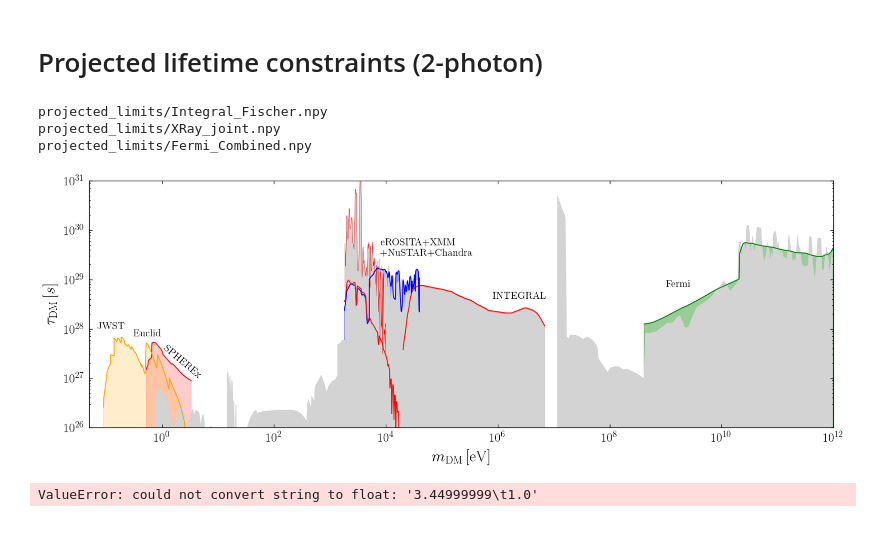
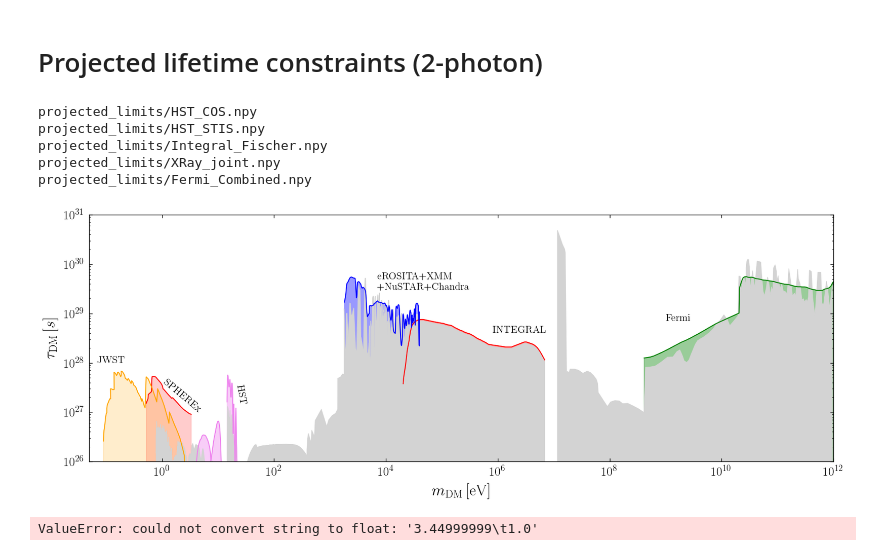
Before and after one commit to joshua-benabou/Mega_Decaying_DM_Milkyway_Analysis, a Jupyter notebook: Mega_plot.ipynb, the cells around one changed output. Cells and saved outputs as stored; diff of their text form; code cells hidden in the pictures.

```diff
--- a/Mega_plot.ipynb
+++ b/Mega_plot.ipynb
@@ -137,7 +132,8 @@ def gayy_limit_2_tau_limit(gayy_GeV, mDM_eV):
 # %%
 # "JWST", "Euclid", "Hubble", "eROSITA"
 
-instrument_list =  [#"HST",
+instrument_list =  ["HST_COS",
+                    "HST_STIS",
                     #"Integral_Calore",
                     "Integral_Fischer",
                    # "Integral_Combined",
@@ -150,7 +146,8 @@ instrument_list =  [#"HST",
                    ]
 
 
-color_dict = {"HST": "blue",
+color_dict = {"HST_COS": "violet",
+              "HST_STIS": "violet",
               "Integral_Calore": "red",
               "Integral_Fischer": "red",
               "Integral_Combined": "violet",
@@ -187,13 +184,13 @@ axion_photon_limits = [
     "x_ion",
     "CosmicBackground",
    "GammaRayAttenuation",
-    "GammaRayDecayCompilation",
+    "GammaRayDecayCompilation", # !!! fix this , spike at low E is wrong
   "XRISM",
   "XMM-Newton",
   "NuSTAR",
   # "INTEGRAL",
    "XRAY",
-   "eROSITA", # this is actual limit, I plot expected limit below
+  # "eROSITA", # this is actual limit, I plot expected limit below, but we think Ciaran has something wrong here on his github
 ]
 
 for limit_name in axion_photon_limits:
@@ -208,11 +205,17 @@ for limit_name in axion_photon_limits:
     tau_limit_arr_s = gayy_limit_2_tau_limit(gayy_limit_GeV, mDM_arr_eV)
     #plt.plot(mDM_arr_eV, tau_limit_arr_s, color="k")#,lw=0.1)
     plt.fill_between(mDM_arr_eV, tau_limit_arr_s, 1e-40, color="lightgray",alpha=1.0)
-    if limit_name=="eROSITA":
-        plt.plot(mDM_arr_eV, tau_limit_arr_s, color="red",ls="-",lw=0.5)
+    # if limit_name=="eROSITA":
+    #     plt.plot(mDM_arr_eV, tau_limit_arr_s, color="red",ls="-",lw=0.5)
 
 INTEGRAL_limit =  np.load("existing_limits/Integral_Fischer.npy", allow_pickle=True).item()
 plt.fill_between(INTEGRAL_limit['mDM_eV'], 1e-40,  INTEGRAL_limit["tau_limit_arr_s"], color="lightgray")
+
+
+eROSITA_limit = np.loadtxt("existing_limits/2401.16747_limit_eROSITA.csv",delimiter=",")
+mDM_eV = eROSITA_limit[:,0]*1e3
+tau_s = 1/eROSITA_limit[:,1]
+plt.fill_between(mDM_eV, 1e-40, tau_s, color="lightgray")
 
 ################################################################
 # PROJECTED LIMITS
@@ -260,10 +263,10 @@ plt.fill_between(mDM_eV, 1e-40, tau_s_arr, color=col,alpha=0.2,zorder=-100000)
 ###############
 #### eROSITA #####
 
-eROSITA_expected = np.loadtxt("existing_limits/eROSITA_expected_limit_2401.16747.csv",delimiter=",")
-mDM_eV = eROSITA_expected[:,0]*1e3
-tau_s = 1/eROSITA_expected[:,1]
-plt.plot(mDM_eV, tau_s, color="red")
+# eROSITA_expected = np.loadtxt("existing_limits/eROSITA_expected_limit_2401.16747.csv",delimiter=",")
+# mDM_eV = eROSITA_expected[:,0]*1e3
+# tau_s = 1/eROSITA_expected[:,1]
+# plt.plot(mDM_eV, tau_s, color="red")
 
 #####################
 # LABELS
@@ -271,37 +274,40 @@ plt.plot(mDM_eV, tau_s, color="red")
 
 fs=16
 plt.text(0.07,1e28,'JWST',fontsize=fs)
 plt.text(1.0,1e27,'SPHEREx',fontsize=fs,rotation=-40)
-plt.text(0.3,7e27,'Euclid',fontsize=fs,rotation=0)
+#plt.text(0.3,7e27,'Euclid',fontsize=fs,rotation=0)
+plt.text(20,1.5e27,'HST',fontsize=fs,rotation=-80)
 
 #plt.text(1e3,1e30,'eROSITA',fontsize=fs,rotation=70)
 #plt.text(1.5e4,8e27,'XMM',fontsize=13,rotation=-80)
 #plt.text(1.5e4,2e29,'NuSTAR',fontsize=fs)
 #plt.text(1.1e4,1e27,'Chandra',fontsize=fs,rotation=-90)
 
 #plt.text(3e2,5e29,'eROSITA+XMM+NuSTAR+Chandra',fontsize=fs,rotation=0)
-plt.text(8e3,5e29,'eROSITA+XMM',fontsize=fs,rotation=0)
-plt.text(8e3,3e29,'+NuSTAR+Chandra',fontsize=fs,rotation=0)
+plt.text(7e3,5e29,'eROSITA+XMM',fontsize=fs,rotation=0)
+plt.text(7e3,3e29,'+NuSTAR+Chandra',fontsize=fs,rotation=0)
 
 plt.text(8e5,4e28,'INTEGRAL',fontsize=fs)
 plt.text(1e9,7e28,'Fermi',fontsize=fs)
 
 ################################################################
 plt.xlim([5e-2,1e12])
 plt.ylim([1e26,1e31])
 
 ################################################################
 #plt.legend()
 plt.xscale("log")
 plt.yscale("log")
 plt.ylabel(r"$\tau_\mathrm{DM} \, [s]$")
 plt.xlabel(r"$m_\mathrm{DM}\, [\mathrm{eV}]$")
 plt.savefig("plots/mega_plot_projected_constraint_tau_2gamma.pdf",bbox_inches="tight")
 # %% [output]
+projected_limits/HST_COS.npy
+projected_limits/HST_STIS.npy
 projected_limits/Integral_Fischer.npy
 projected_limits/XRay_joint.npy
 projected_limits/Fermi_Combined.npy
-[figure, old version]
+[figure, new version]
 # %%
 # MAKE PLACEHOLDER HUBBLE PROJECTION
 
```
Also changed, not shown: parts of 4 cells of this notebook, 18 other files.
